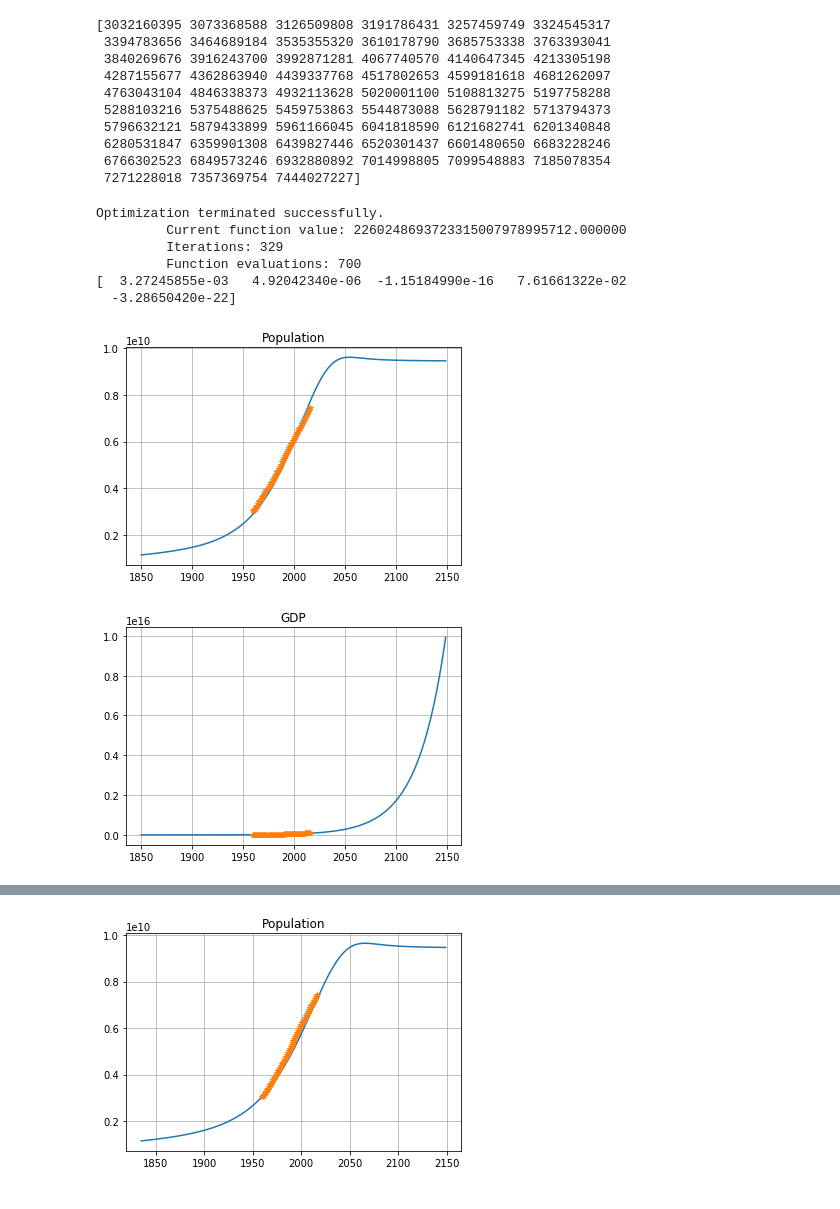
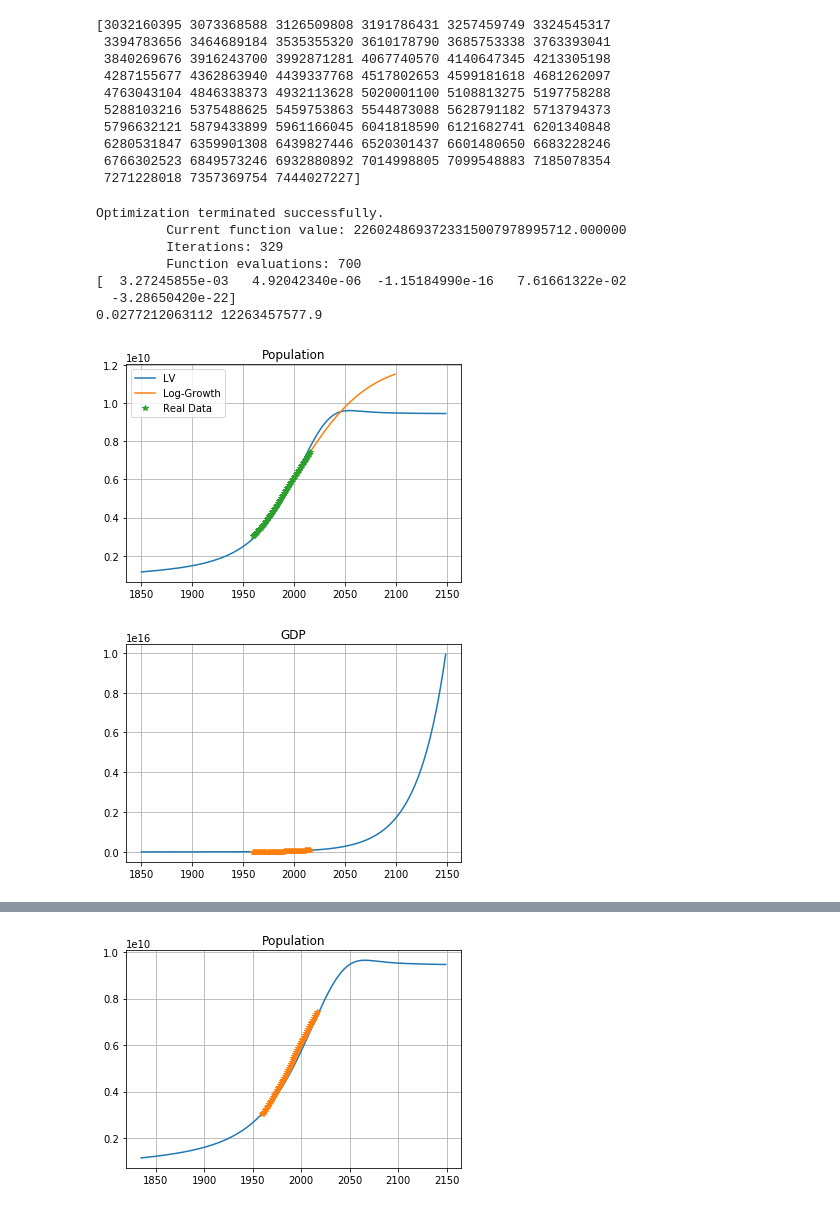
Before and after one commit to rfree18/math-modeling, a Jupyter notebook: final/Final.ipynb, the cells around one changed output, grey strips where cells are left out. Drawn from its saved outputs; the diff is of its cells as text; code cells hidden in the pictures.

```diff
--- a/final/Final.ipynb
+++ b/final/Final.ipynb
@@ -119,36 +124,41 @@ data = np.asarray([world_pop, world_gdp])
 result = optimize.fmin(score, x0=par_init, args=(t, data))
 print(result)
 
 t_plot = np.arange(1850, 2150, 1)
 
 # Change to paper's data points to align better with it
 data = np.asarray([[1.15e9], [0.21e12]])
 
+lr = log_growth(world_pop, np.arange(1960, 2017, 1))
+
 plt.figure()
 plt.title("Population")
 plt.grid()
 # Plot using estimated parameters
 # Derived from educated guess from algorithm parameters
-plt.plot(t_plot, model(t_plot, data, par_est)[0])
-plt.plot(np.arange(1960, 2017, 1), world_pop, '*')
+plt.plot(t_plot, model(t_plot, data, par_est)[0], label='LV')
+plt.plot(np.arange(1960, 2100, 1), lr, label="Log-Growth")
+plt.plot(np.arange(1960, 2017, 1), world_pop, '*', label='Real Data')
+plt.legend()
 plt.show()
 
 plt.figure()
 plt.title("GDP")
 plt.grid()
 # Plot using estimated parameters
 # Derived from educated guess from algorithm parameters
 plt.plot(t_plot, model(t_plot, data, par_est)[1])
 plt.plot(np.arange(1960, 2017, 1), world_gdp, '*')
 plt.show()
 # %% [output]
 Optimization terminated successfully.
          Current function value: 2260248693723315007978995712.000000
          Iterations: 329
          Function evaluations: 700
 [  3.27245855e-03   4.92042340e-06  -1.15184990e-16   7.61661322e-02
   -3.28650420e-22]
+0.0277212063112 12263457577.9
-[figure, old version]
+[figure, new version]
 [figure]
 # %%
 for (idx, country_gdp) in enumerate(gdp_real_data):
```
Also changed, not shown: parts of 3 cells of this notebook, 5 other files.
